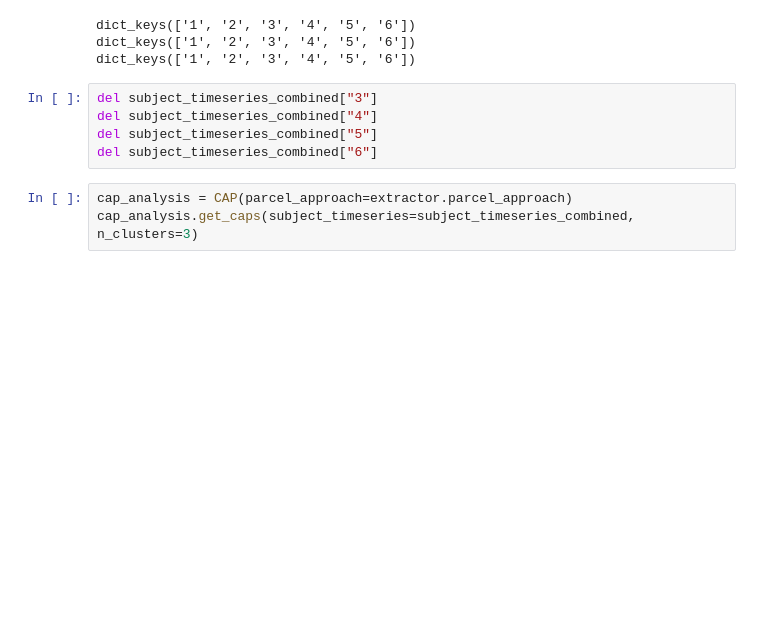
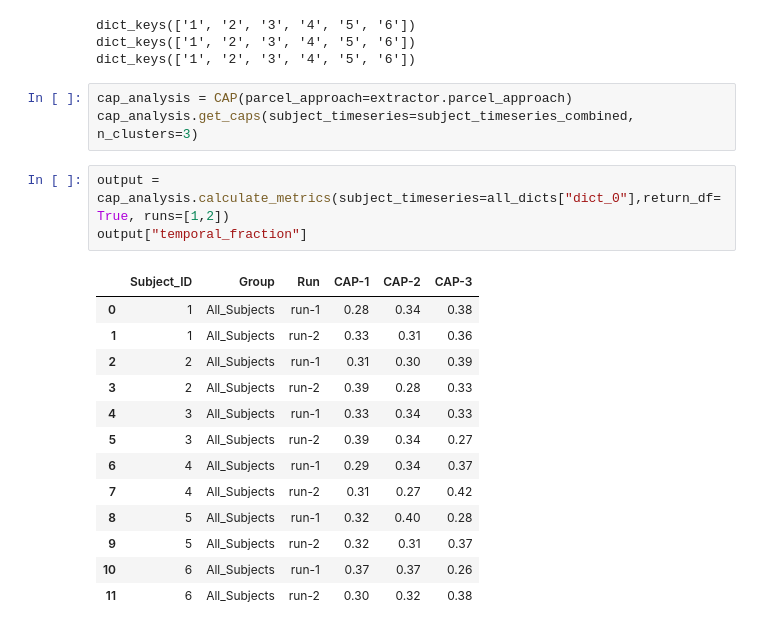
Before and after one commit to donishadsmith/neurocaps, a Jupyter notebook: demo.ipynb, the cells around one changed output. Drawn from its saved outputs; the diff is of its cells as text; blank space fills up the shorter version.

```diff
--- a/demo.ipynb
+++ b/demo.ipynb
@@ -179,11 +212,23 @@ print(all_dicts["combined"].keys())
 dict_keys(['1', '2', '3', '4', '5', '6'])
 dict_keys(['1', '2', '3', '4', '5', '6'])
 dict_keys(['1', '2', '3', '4', '5', '6'])
-# %%
-del subject_timeseries_combined["3"]
-del subject_timeseries_combined["4"]
-del subject_timeseries_combined["5"]
-del subject_timeseries_combined["6"]
 # %%
 cap_analysis = CAP(parcel_approach=extractor.parcel_approach)
 cap_analysis.get_caps(subject_timeseries=subject_timeseries_combined, n_clusters=3)
+# %%
+output = cap_analysis.calculate_metrics(subject_timeseries=all_dicts["dict_0"],return_df=True, runs=[1,2])
+output["temporal_fraction"]
+# %% [output]
+|  | Subject_ID | Group | Run | CAP-1 | CAP-2 | CAP-3 |
+| 0 | 1 | All_Subjects | run-1 | 0.28 | 0.34 | 0.38 |
+| 1 | 1 | All_Subjects | run-2 | 0.33 | 0.31 | 0.36 |
+| 2 | 2 | All_Subjects | run-1 | 0.31 | 0.30 | 0.39 |
+| 3 | 2 | All_Subjects | run-2 | 0.39 | 0.28 | 0.33 |
+| 4 | 3 | All_Subjects | run-1 | 0.33 | 0.34 | 0.33 |
+| 5 | 3 | All_Subjects | run-2 | 0.39 | 0.34 | 0.27 |
+| 6 | 4 | All_Subjects | run-1 | 0.29 | 0.34 | 0.37 |
+| 7 | 4 | All_Subjects | run-2 | 0.31 | 0.27 | 0.42 |
+| 8 | 5 | All_Subjects | run-1 | 0.32 | 0.40 | 0.28 |
+| 9 | 5 | All_Subjects | run-2 | 0.32 | 0.31 | 0.37 |
+| 10 | 6 | All_Subjects | run-1 | 0.37 | 0.37 | 0.26 |
+| 11 | 6 | All_Subjects | run-2 | 0.30 | 0.32 | 0.38 |
```
Also changed, not shown: parts of 46 cells of this notebook, 21 other files.
